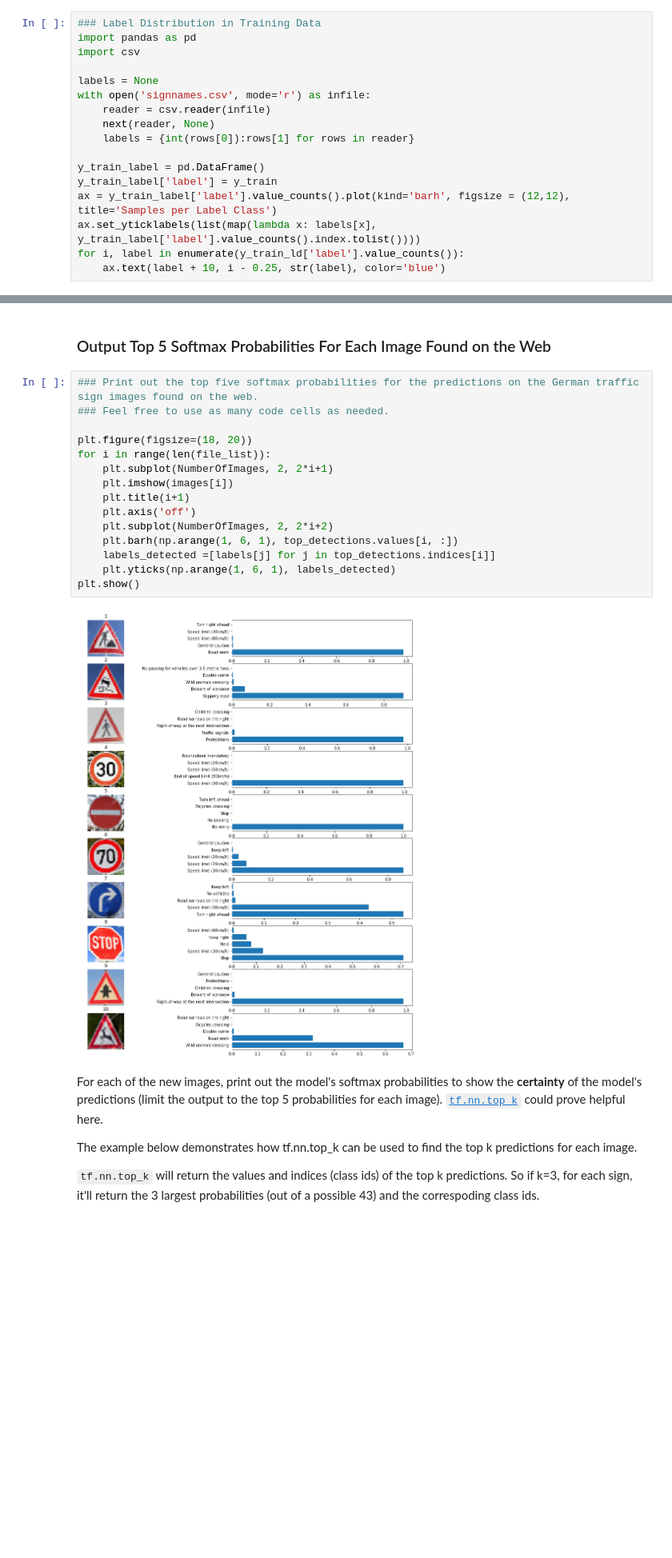
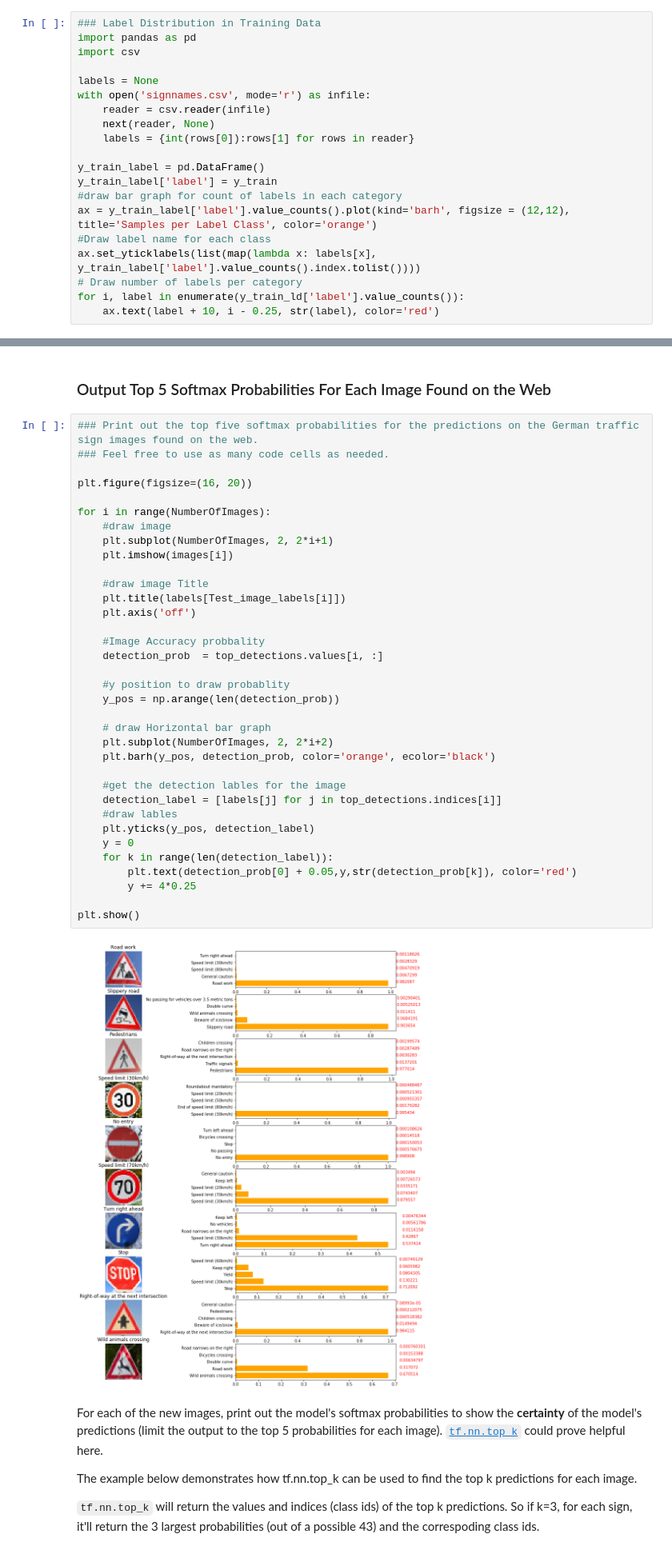
Before and after one commit to anilhd2410/UdacityProjects, a Jupyter notebook: CarND-Traffic-Sign-Classifier-Project/Traffic_Sign_Classifier.ipynb, the cells around one changed output, grey strips where cells are left out. Shown at 80% size. Cells and saved outputs as stored; diff of their text form; blank space fills up the shorter version.

Commit message:
Improvements
Some correction in write upp document and improvements to draw text in
bar graoh

```diff
--- a/CarND-Traffic-Sign-Classifier-Project/Traffic_Sign_Classifier.ipynb
+++ b/CarND-Traffic-Sign-Classifier-Project/Traffic_Sign_Classifier.ipynb
@@ -148,8 +148,11 @@ with open('signnames.csv', mode='r') as infile:
 
 y_train_label = pd.DataFrame()
 y_train_label['label'] = y_train
-ax = y_train_label['label'].value_counts().plot(kind='barh', figsize = (12,12), title='Samples per Label Class')
+#draw bar graph for count of labels in each category
+ax = y_train_label['label'].value_counts().plot(kind='barh', figsize = (12,12), title='Samples per Label Class', color='orange')
+#Draw label name for each class
 ax.set_yticklabels(list(map(lambda x: labels[x], y_train_label['label'].value_counts().index.tolist())))
+# Draw number of labels per category
 for i, label in enumerate(y_train_ld['label'].value_counts()):
-    ax.text(label + 10, i - 0.25, str(label), color='blue')
+    ax.text(label + 10, i - 0.25, str(label), color='red')
 # %% [output]
@@ -435,20 +438,40 @@ Test Images Prediction Acuracy in Percentage =  90.0 %
 # %%
 ### Print out the top five softmax probabilities for the predictions on the German traffic sign images found on the web.
 ### Feel free to use as many code cells as needed.
 
-plt.figure(figsize=(18, 20))
-for i in range(len(file_list)):
+plt.figure(figsize=(16, 20))
+
+for i in range(NumberOfImages):
+    #draw image
     plt.subplot(NumberOfImages, 2, 2*i+1)
     plt.imshow(images[i])
-    plt.title(i+1)
+
+    #draw image Title
+    plt.title(labels[Test_image_labels[i]])
     plt.axis('off')
+
+    #Image Accuracy probbality
+    detection_prob  = top_detections.values[i, :]
+
+    #y position to draw probablity
+    y_pos = np.arange(len(detection_prob))
+
+    # draw Horizontal bar graph
     plt.subplot(NumberOfImages, 2, 2*i+2)
-    plt.barh(np.arange(1, 6, 1), top_detections.values[i, :])
-    labels_detected =[labels[j] for j in top_detections.indices[i]]
-    plt.yticks(np.arange(1, 6, 1), labels_detected)
+    plt.barh(y_pos, detection_prob, color='orange', ecolor='black')
+
+    #get the detection lables for the image
+    detection_label = [labels[j] for j in top_detections.indices[i]]
+    #draw lables
+    plt.yticks(y_pos, detection_label)
+    y = 0
+    for k in range(len(detection_label)):
+        plt.text(detection_prob[0] + 0.05,y,str(detection_prob[k]), color='red')
+        y += 4*0.25
+
 plt.show()
 # %% [output]
-[figure, old version]
+[figure, new version]
 # %% [markdown]
 For each of the new images, print out the model's softmax probabilities to show the **certainty** of the model's predictions (limit the output to the top 5 probabilities for each image). [`tf.nn.top_k`](https://www.tensorflow.org/versions/r0.12/api_docs/python/nn.html#top_k) could prove helpful here.
 
```
Also changed, not shown: parts of 1 cell of this notebook, 2 other files.
